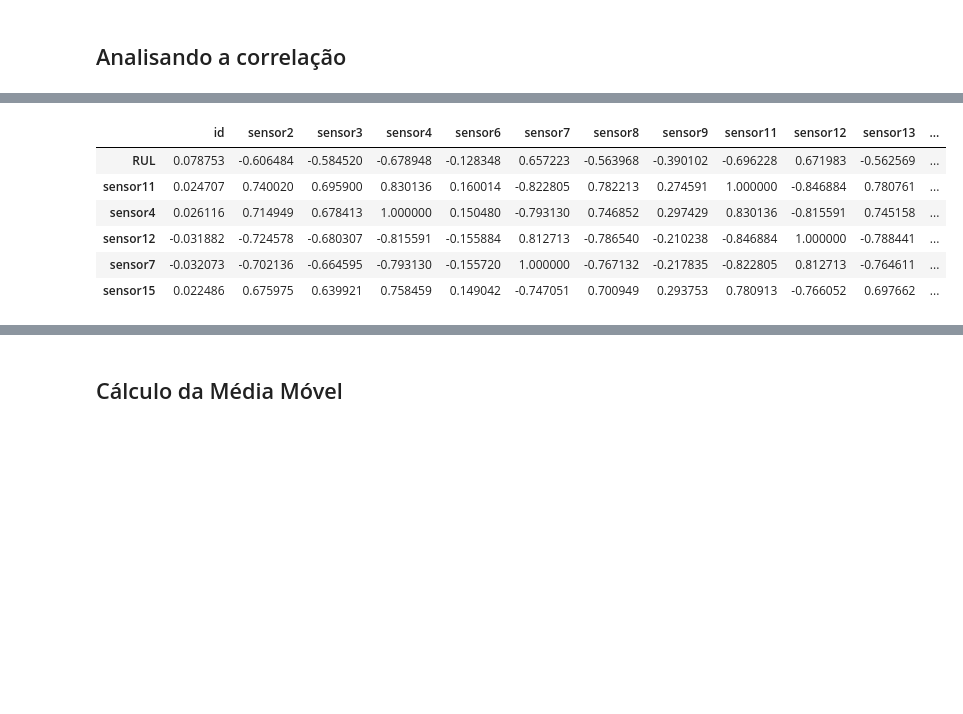
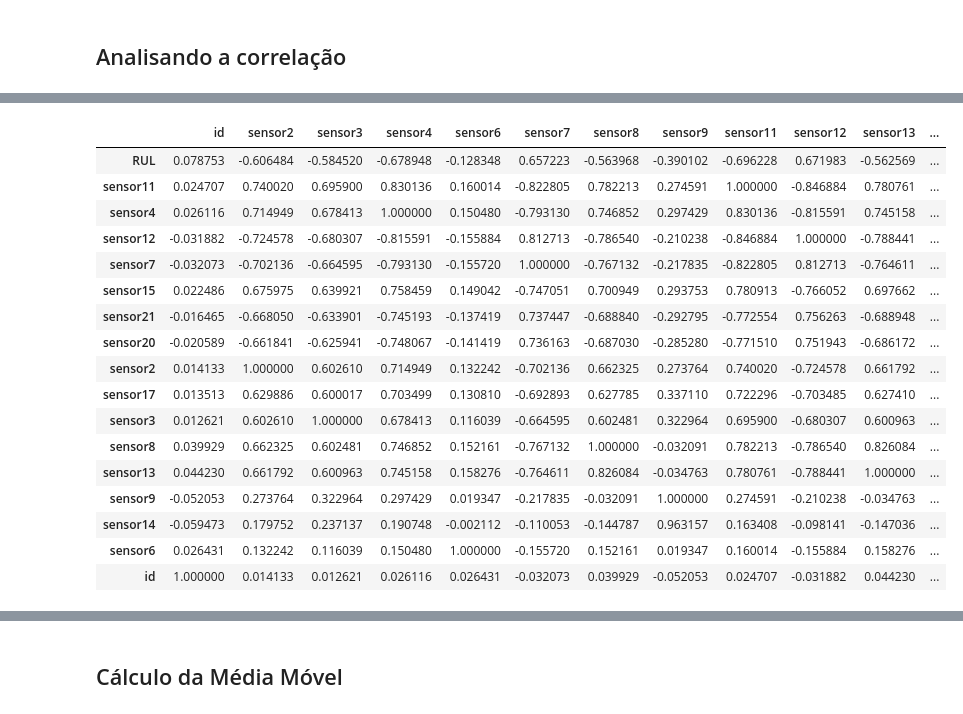
Before and after one commit to lucas-fpaiva/estatistica_pes, a Jupyter notebook: exploratory-m1.ipynb, the cells around one changed output, grey strips where cells are left out. Cells and saved outputs as stored; diff of their text form; code cells hidden in the pictures; blank space fills up the shorter version.

```diff
--- a/exploratory-m1.ipynb
+++ b/exploratory-m1.ipynb
@@ -242,10 +260,21 @@ sns.heatmap(data_cor, cmap='RdBu_r', vmin=-1, vmax=1, annot=True)
 # %%
-data_cor.sort_values(by=['RUL'], ascending=False, key=abs).head(6)
+data_cor.sort_values(by=['RUL'], ascending=False, key=abs).head(20)
 # %% [output]
 |  | id | sensor2 | sensor3 | sensor4 | sensor6 | sensor7 | sensor8 | sensor9 | sensor11 | sensor12 | sensor13 | ... |
 | RUL | 0.078753 | -0.606484 | -0.584520 | -0.678948 | -0.128348 | 0.657223 | -0.563968 | -0.390102 | -0.696228 | 0.671983 | -0.562569 | ... |
 | sensor11 | 0.024707 | 0.740020 | 0.695900 | 0.830136 | 0.160014 | -0.822805 | 0.782213 | 0.274591 | 1.000000 | -0.846884 | 0.780761 | ... |
 | sensor4 | 0.026116 | 0.714949 | 0.678413 | 1.000000 | 0.150480 | -0.793130 | 0.746852 | 0.297429 | 0.830136 | -0.815591 | 0.745158 | ... |
 | sensor12 | -0.031882 | -0.724578 | -0.680307 | -0.815591 | -0.155884 | 0.812713 | -0.786540 | -0.210238 | -0.846884 | 1.000000 | -0.788441 | ... |
 | sensor7 | -0.032073 | -0.702136 | -0.664595 | -0.793130 | -0.155720 | 1.000000 | -0.767132 | -0.217835 | -0.822805 | 0.812713 | -0.764611 | ... |
 | sensor15 | 0.022486 | 0.675975 | 0.639921 | 0.758459 | 0.149042 | -0.747051 | 0.700949 | 0.293753 | 0.780913 | -0.766052 | 0.697662 | ... |
+| sensor21 | -0.016465 | -0.668050 | -0.633901 | -0.745193 | -0.137419 | 0.737447 | -0.688840 | -0.292795 | -0.772554 | 0.756263 | -0.688948 | ... |
+| sensor20 | -0.020589 | -0.661841 | -0.625941 | -0.748067 | -0.141419 | 0.736163 | -0.687030 | -0.285280 | -0.771510 | 0.751943 | -0.686172 | ... |
+| sensor2 | 0.014133 | 1.000000 | 0.602610 | 0.714949 | 0.132242 | -0.702136 | 0.662325 | 0.273764 | 0.740020 | -0.724578 | 0.661792 | ... |
+| sensor17 | 0.013513 | 0.629886 | 0.600017 | 0.703499 | 0.130810 | -0.692893 | 0.627785 | 0.337110 | 0.722296 | -0.703485 | 0.627410 | ... |
+| sensor3 | 0.012621 | 0.602610 | 1.000000 | 0.678413 | 0.116039 | -0.664595 | 0.602481 | 0.322964 | 0.695900 | -0.680307 | 0.600963 | ... |
+| sensor8 | 0.039929 | 0.662325 | 0.602481 | 0.746852 | 0.152161 | -0.767132 | 1.000000 | -0.032091 | 0.782213 | -0.786540 | 0.826084 | ... |
+| sensor13 | 0.044230 | 0.661792 | 0.600963 | 0.745158 | 0.158276 | -0.764611 | 0.826084 | -0.034763 | 0.780761 | -0.788441 | 1.000000 | ... |
+| sensor9 | -0.052053 | 0.273764 | 0.322964 | 0.297429 | 0.019347 | -0.217835 | -0.032091 | 1.000000 | 0.274591 | -0.210238 | -0.034763 | ... |
+| sensor14 | -0.059473 | 0.179752 | 0.237137 | 0.190748 | -0.002112 | -0.110053 | -0.144787 | 0.963157 | 0.163408 | -0.098141 | -0.147036 | ... |
+| sensor6 | 0.026431 | 0.132242 | 0.116039 | 0.150480 | 1.000000 | -0.155720 | 0.152161 | 0.019347 | 0.160014 | -0.155884 | 0.158276 | ... |
+| id | 1.000000 | 0.014133 | 0.012621 | 0.026116 | 0.026431 | -0.032073 | 0.039929 | -0.052053 | 0.024707 | -0.031882 | 0.044230 | ... |
```
Also changed, not shown: parts of 9 cells of this notebook.
